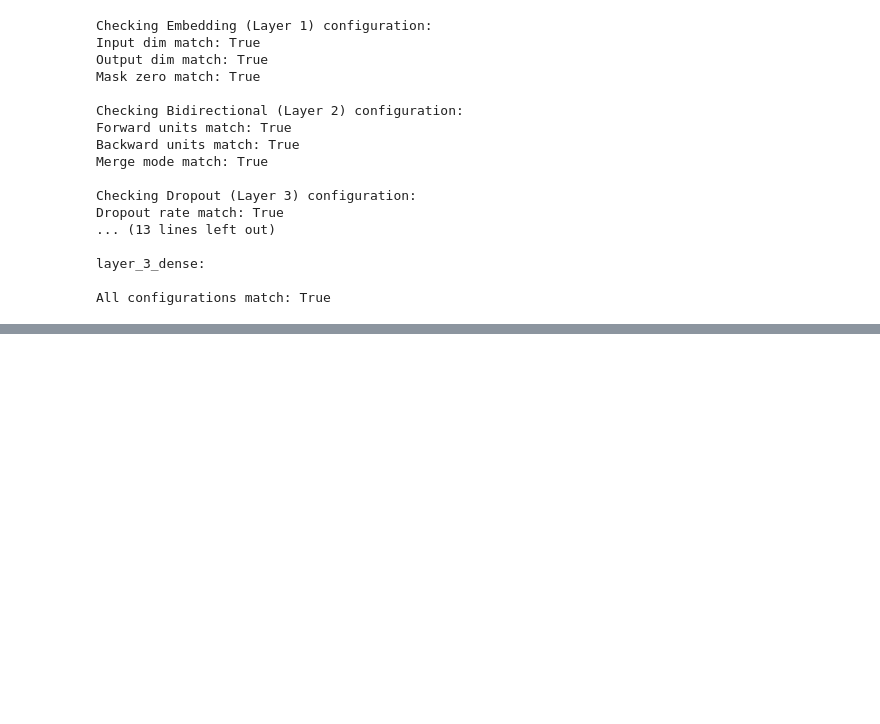
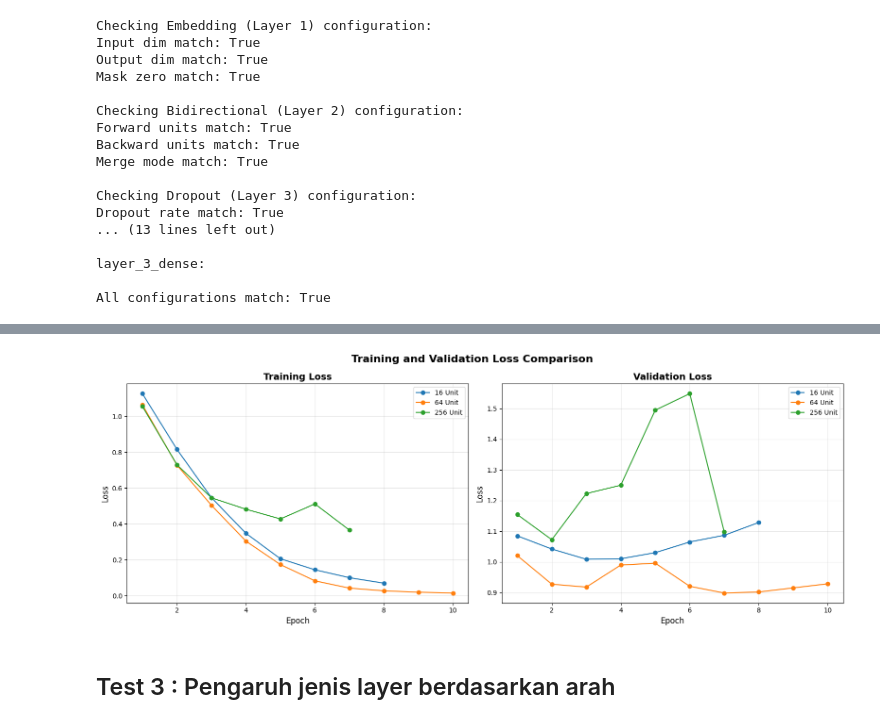
Before and after one commit to fauzanazz/Tubes2_IF3270-CNN-RNN-Scratch, a Jupyter notebook: RNN/rnn_classification.ipynb, the cells around one changed output, grey strips where cells are left out. Saved outputs shown, nothing was run; the diff lists cells and outputs as text; code cells hidden in the pictures; blank space fills up the shorter version.

```diff
--- a/RNN/rnn_classification.ipynb
+++ b/RNN/rnn_classification.ipynb
@@ -488,0 +642,24 @@ All configurations match: True
+# %%
+model_2_1.compile(optimizer='adam', loss='sparse_categorical_crossentropy', metrics=['accuracy'])
+model_2_2.compile(optimizer='adam', loss='sparse_categorical_crossentropy', metrics=['accuracy'])
+model_2_3.compile(optimizer='adam', loss='sparse_categorical_crossentropy', metrics=['accuracy'])
+
+history_2_1 = model_2_1.fit(train_ds, validation_data=valid_ds, epochs=10, callbacks=[early_stopping])
+history_2_2 = model_2_2.fit(train_ds, validation_data=valid_ds, epochs=10, callbacks=[early_stopping])
+history_2_3 = model_2_3.fit(train_ds, validation_data=valid_ds, epochs=10, callbacks=[early_stopping])
+
+y_pred_probs2_1 = model_2_1.predict(test_ds)
+y_pred2_1 = np.argmax(y_pred_probs2_1, axis=1)
+y_pred_probs2_2 = model_2_2.predict(test_ds)
+y_pred2_2 = np.argmax(y_pred_probs2_2, axis=1)
+y_pred_probs2_3 = model_2_3.predict(test_ds)
+y_pred2_3 = np.argmax(y_pred_probs2_3, axis=1)
+
+# Calculate macro F1-score
+f1_macro2_1 = f1_score(y_true, y_pred2_1, average='macro')
+f1_macro2_2 = f1_score(y_true, y_pred2_2, average='macro')
+f1_macro2_3 = f1_score(y_true, y_pred2_3, average='macro')
+
+print(f"\nMacro F1-Score for Model 2_1: {f1_macro2_1:.4f}")
+print(f"Macro F1-Score for Model 2_2: {f1_macro2_2:.4f}")
+print(f"Macro F1-Score for Model 2_3: {f1_macro2_3:.4f}")
@@ -488,0 +684,11 @@ All configurations match: True
+# %%
+plot_loss_curves(
+    history_2_1,
+    history_2_2,
+    history_2_3,
+    labels=["16 Unit", "64 Unit", "256 Unit"]
+)
+# %% [output]
+[figure, added]
+# %% [markdown]
+## Test 3 : Pengaruh jenis layer berdasarkan arah
```
Also changed, not shown: parts of 15 cells of this notebook, 2 other files.
